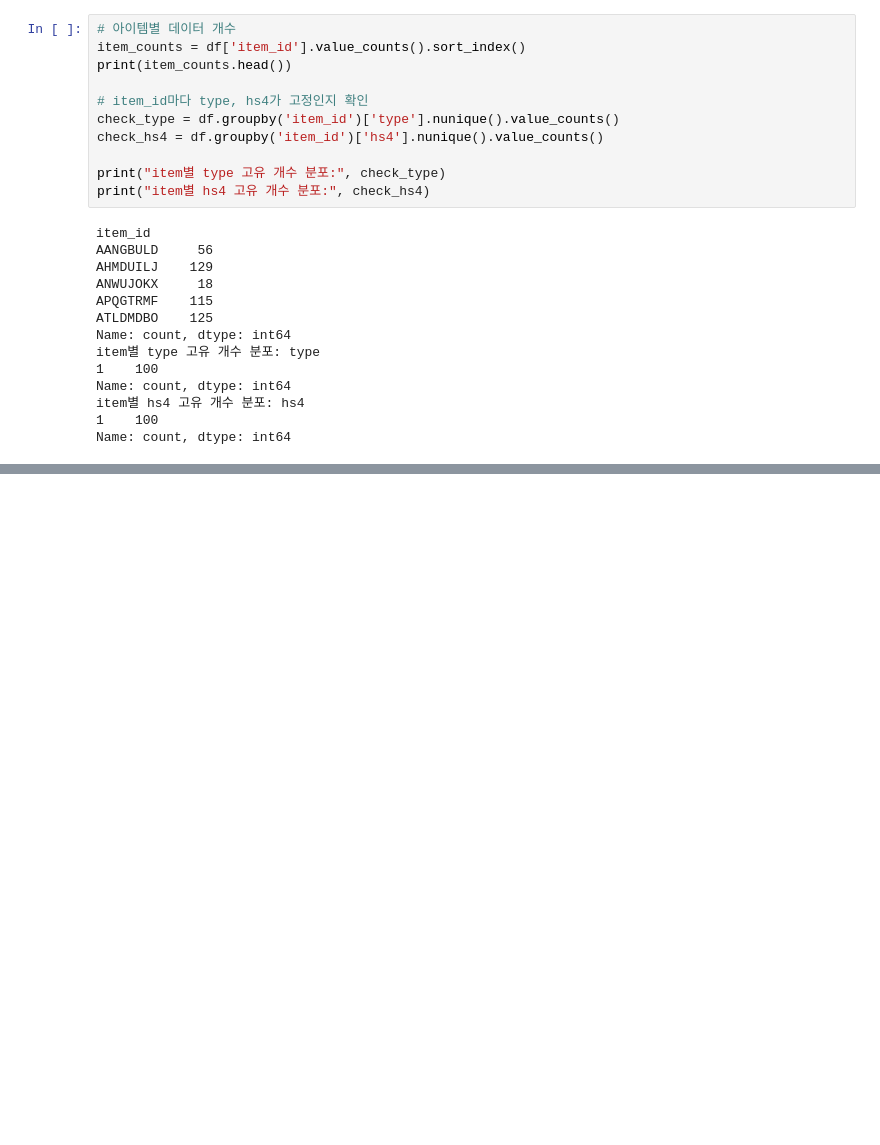
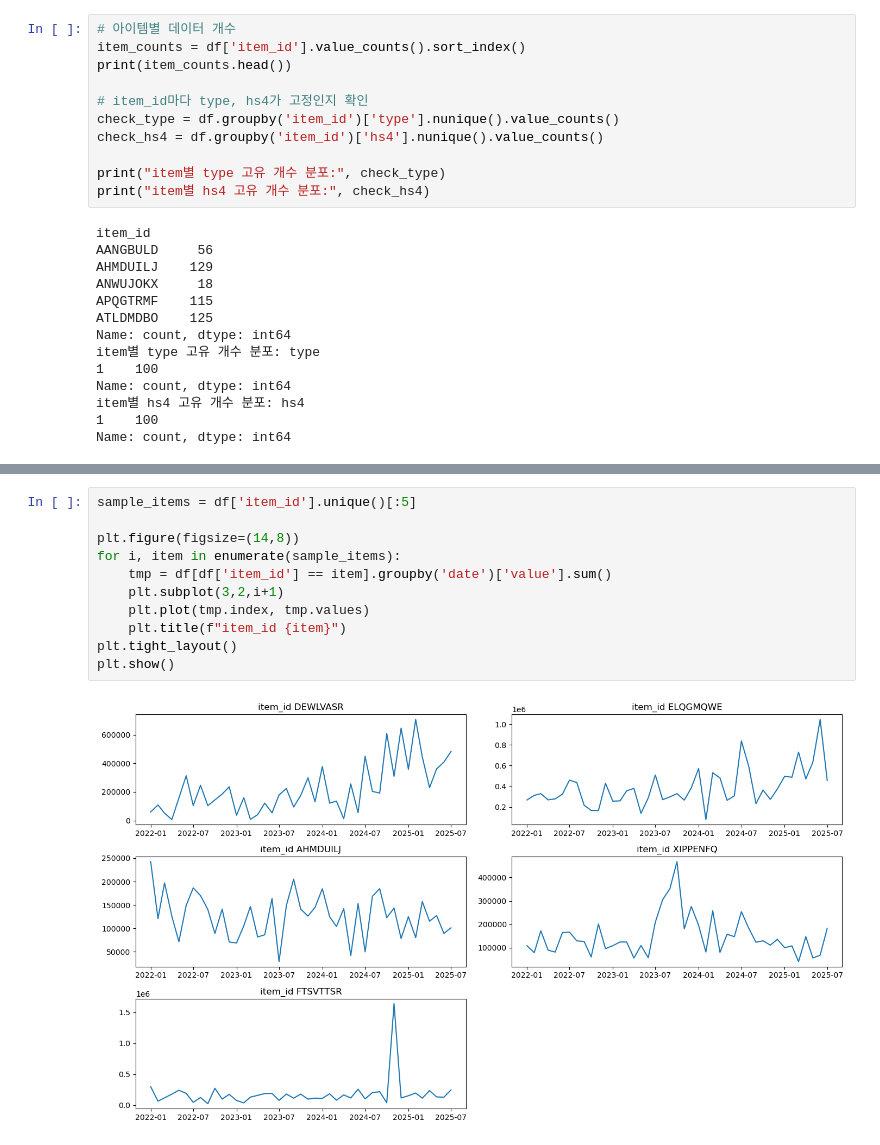
Before and after one commit to Mooonmiiin/CoTe, a Jupyter notebook: 제3회 국민대학교 AI빅데이터 분석 경진대회/EDA.ipynb, the cells around one changed output, grey strips where cells are left out. Cells and saved outputs as stored; diff of their text form; blank space fills up the shorter version.

```diff
--- a/제3회 국민대학교 AI빅데이터 분석 경진대회/EDA.ipynb
+++ b/제3회 국민대학교 AI빅데이터 분석 경진대회/EDA.ipynb
@@ -76,0 +77,13 @@ plt.show()
+# %%
+sample_items = df['item_id'].unique()[:5]
+
+plt.figure(figsize=(14,8))
+for i, item in enumerate(sample_items):
+    tmp = df[df['item_id'] == item].groupby('date')['value'].sum()
+    plt.subplot(3,2,i+1)
+    plt.plot(tmp.index, tmp.values)
+    plt.title(f"item_id {item}")
+plt.tight_layout()
+plt.show()
+# %% [output]
+[figure, added]
```
Also changed, not shown: parts of 4 cells of this notebook.
